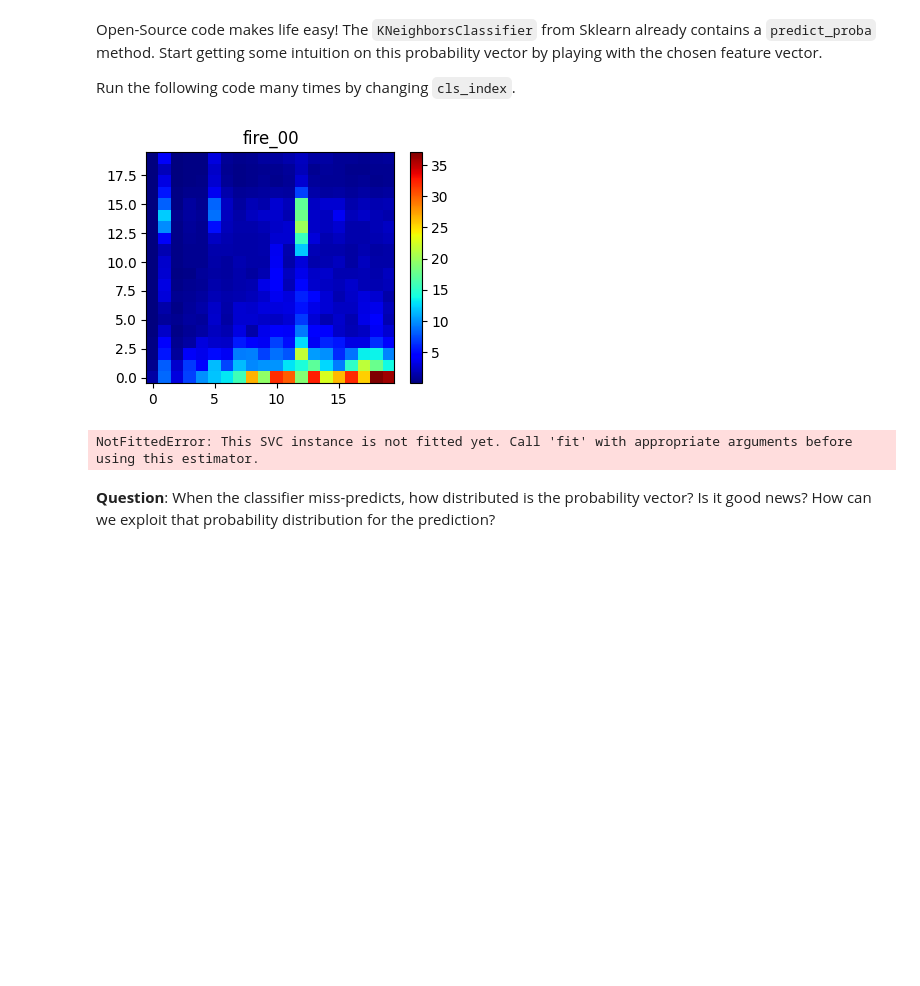
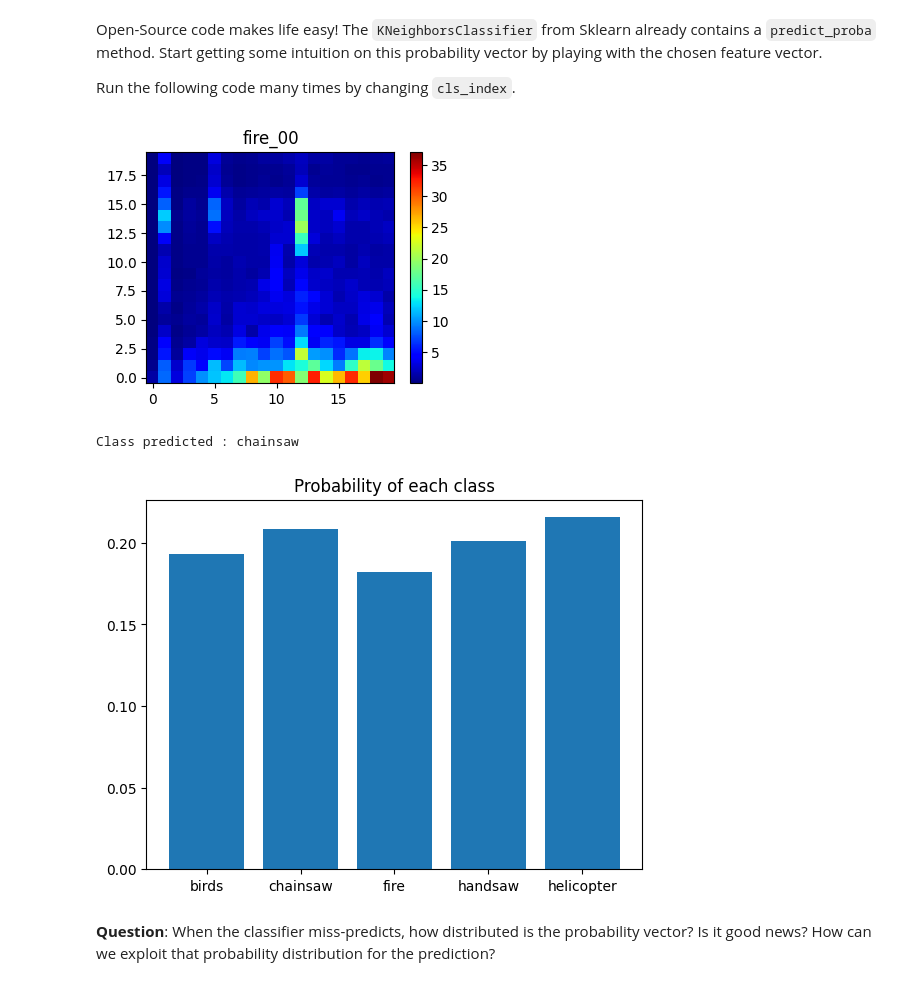
Before and after one commit to LELEC210X/LELEC210X, a Jupyter notebook: classification/h5a3_confidence_and_memory.ipynb, the cells around one changed output. Saved outputs shown, nothing was run; the diff lists cells and outputs as text; code cells hidden in the pictures; blank space fills up the shorter version.

```diff
--- a/classification/h5a3_confidence_and_memory.ipynb
+++ b/classification/h5a3_confidence_and_memory.ipynb
@@ -76,24 +76,26 @@ Run the following code many times by changing  ``cls_index``. <br>
 # %%
 ### TO RUN
 cls_index = ["fire", 0]
 myds.display(cls_index)
 thisfv = myds.__getitem__(cls_index).reshape(-1)
 
 # this artefact is necessary because the 'predict' function expects a matrix_like input.
 mat = np.zeros((2, len(thisfv)))
 mat[0] = thisfv
 
 prediction = model.predict(mat)
 print("Class predicted :", prediction[0])
 
-proba_knn = model_knn.predict_proba(mat)
+proba = model.predict_proba(mat)
 plt.figure()
-plt.bar(classnames, proba_knn[0])
+plt.bar(classnames, proba[0])
 plt.title("Probability of each class")
 plt.show()
+model_knn = model
 # %% [output]
 [figure]
-NotFittedError: This SVC instance is not fitted yet. Call 'fit' with appropriate arguments before using this estimator.
+Class predicted : chainsaw
+[figure, added]
 # %% [markdown]
 **Question**:
 When the classifier miss-predicts, how distributed is the probability vector? Is it good news? How can we exploit that probability distribution for the prediction?
```
Also changed, not shown: parts of 5 cells of this notebook, 3 other files.
